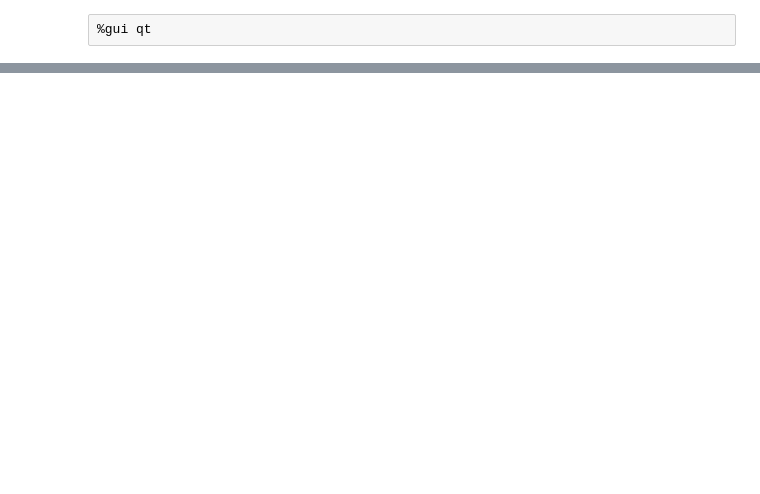
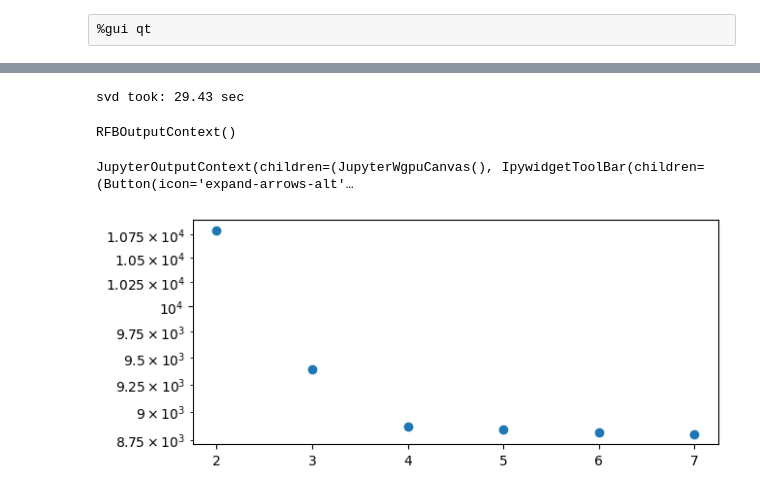
Before and after one commit to kushalkolar/td-svd-sandbox, a Jupyter notebook: voltage.ipynb, the cells around one changed output, grey strips where cells are left out. Drawn from its saved outputs; the diff is of its cells as text; code cells hidden in the pictures; blank space fills up the shorter version.

```diff
--- a/voltage.ipynb
+++ b/voltage.ipynb
@@ -169,0 +94,14 @@ for i in range(v.shape[0]):
+# %%
+start_ix, stop_ix = 0, 1000
+# %%
+snippet = movie[start_ix:stop_ix]
+# %%
+td_svd = TdSVD(
+    movie=snippet,
+    n_time_steps=3,
+    delay=1
+)
+# %%
+td_svd.fit(k=8)
+# %% [output]
+svd took: 29.43 sec
@@ -169,0 +110,15 @@ for i in range(v.shape[0]):
+# %%
+iw = fpl.ImageWidget(
+    data=spatial,
+    names=[f"step-{i}" for i in range(td_svd.n_time_steps)]
+)
+iw.show()
+# %% [output]
+RFBOutputContext()
+JupyterOutputContext(children=(JupyterWgpuCanvas(), IpywidgetToolBar(children=(Button(icon='expand-arrows-alt'…
+# %%
+fig = plt.figure(figsize=(7, 3))
+plt.scatter(x=np.arange(td_svd.S.size)[2:], y=td_svd.S[2:])
+plt.yscale("log")
+# %% [output]
+[figure, added]
```
Also changed, not shown: parts of 42 cells of this notebook.
